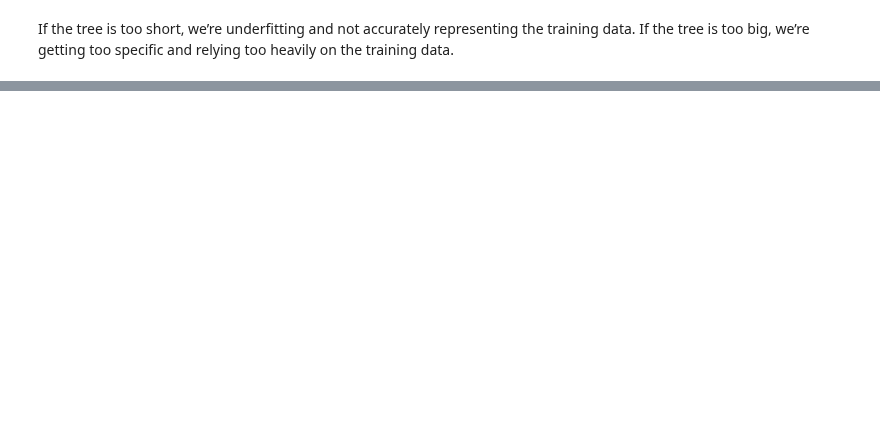
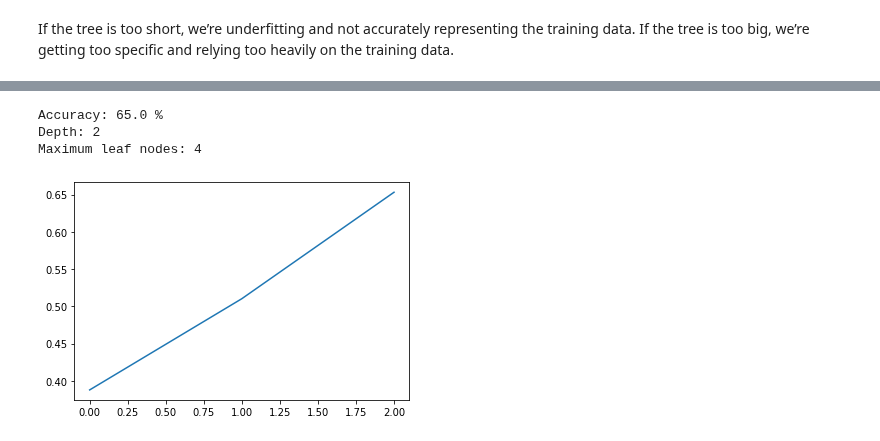
Before and after one commit to jadidaniel/jupyter-notebooks, a Jupyter notebook: ml/suprvised_learning/trees/trees_find_flag.ipynb, the cells around one changed output, grey strips where cells are left out. Drawn from its saved outputs; the diff is of its cells as text; code cells hidden in the pictures; blank space fills up the shorter version.

```diff
--- a/ml/suprvised_learning/trees/trees_find_flag.ipynb
+++ b/ml/suprvised_learning/trees/trees_find_flag.ipynb
@@ -143,0 +228,7 @@ If the tree is too short, we’re underfitting and not accurately representing t
+# %%
+data_corr_lang = flags[[
+    'Landmass', 'Zone', 'Population', 'Stripes', 'Colors', 'Blue',
+    'Gold', 'Crosses', 'Saltires', 'Quarters', 'Sunstars', 'Crescent', 'Animate']]
+# %%
+labels2 = flags[['Language']]
+labels2.head()
@@ -143,0 +242,16 @@ If the tree is too short, we’re underfitting and not accurately representing t
+# %%
+train_data3, test_data3, train_labels3, test_labels3 = train_test_split(data_corr_lang, labels2, random_state = 3)
+# %%
+tree_classifier4, scores4, best_score4, best_depth4, best_leaf_nodes4 = best_tree(train_data3, train_labels3, test_data3, test_labels3)
+print('Accuracy:', round(best_score4, 2) * 100, '%')
+print('Depth:', best_depth4)
+print('Maximum leaf nodes:', best_leaf_nodes4)
+# %% [output]
+Accuracy: 65.0 %
+Depth: 2
+Maximum leaf nodes: 4
+# %%
+plt.plot(range(len(scores4)), scores4)
+plt.show()
+# %% [output]
+[figure, added]
```
Also changed, not shown: parts of 36 cells of this notebook, 1 other file.
